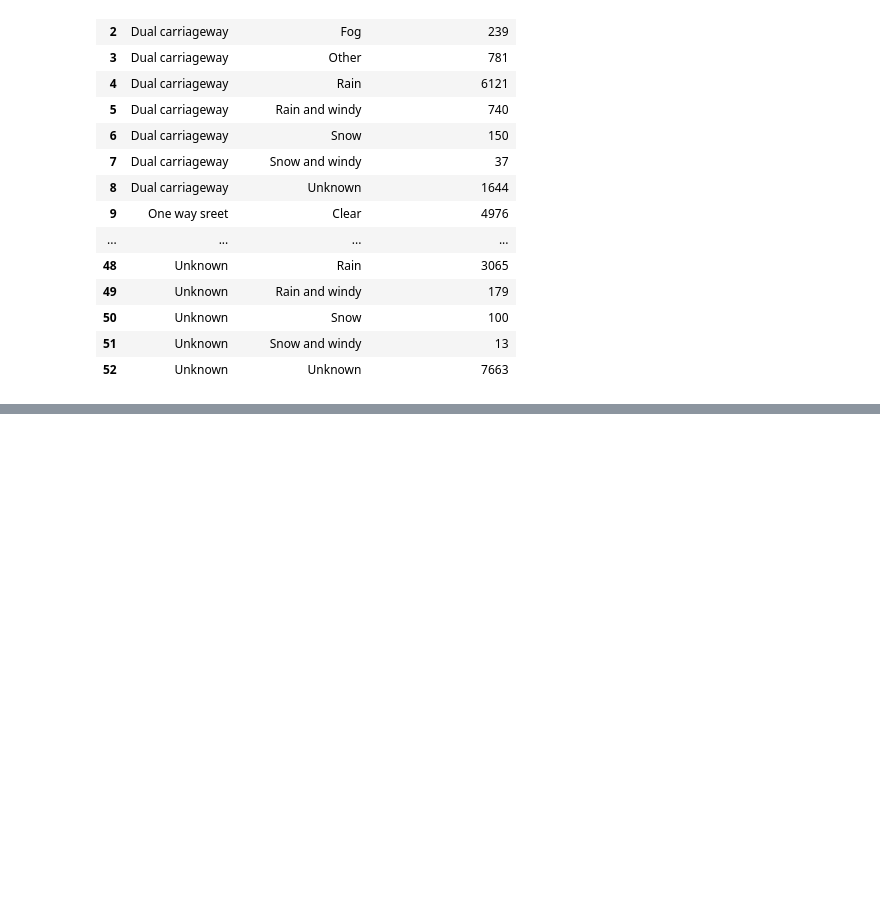
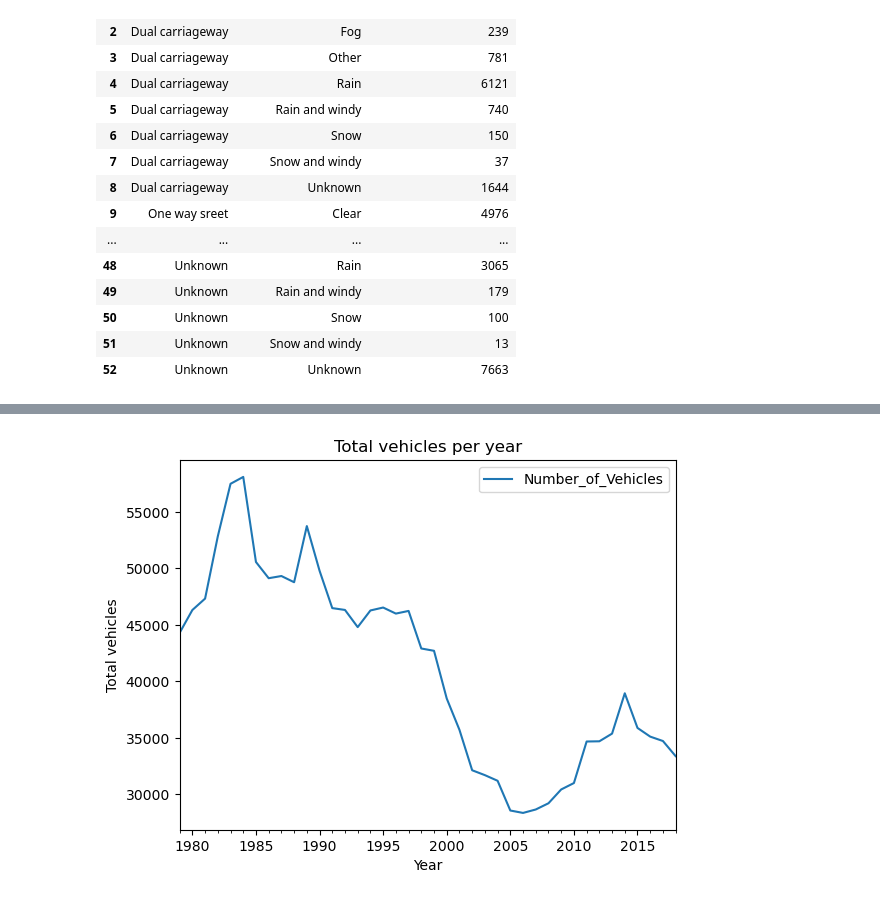
Before and after one commit to mchase007/EDA_UK_Bicycle_Accidents_1979_2018, a Jupyter notebook: EDA_BicycleAccidents.ipynb, the cells around one changed output, grey strips where cells are left out. Saved outputs shown, nothing was run; the diff lists cells and outputs as text; code cells hidden in the pictures; blank space fills up the shorter version.

```diff
--- a/EDA_BicycleAccidents.ipynb
+++ b/EDA_BicycleAccidents.ipynb
@@ -943,0 +968,5 @@ casualties_by_road_type_weather_conditions
+# %%
+# Number of vehicles involved Accidents per year
+
+vehicles_in_accidents_per_year = pd.DataFrame(df_Ac_time_series.resample("YE")["Number_of_Vehicles"].sum())
+vehicles_in_accidents_per_year
@@ -943,0 +992,6 @@ casualties_by_road_type_weather_conditions
+# %%
+# Line graph of Number of vehicles involved Accidents per year
+vehicles_in_accidents_per_year.plot(xlabel="Year", ylabel="Total vehicles", title="Total vehicles per year")
+plt.show()
+# %% [output]
+[figure, added]
```
Also changed, not shown: parts of 19 cells of this notebook.
